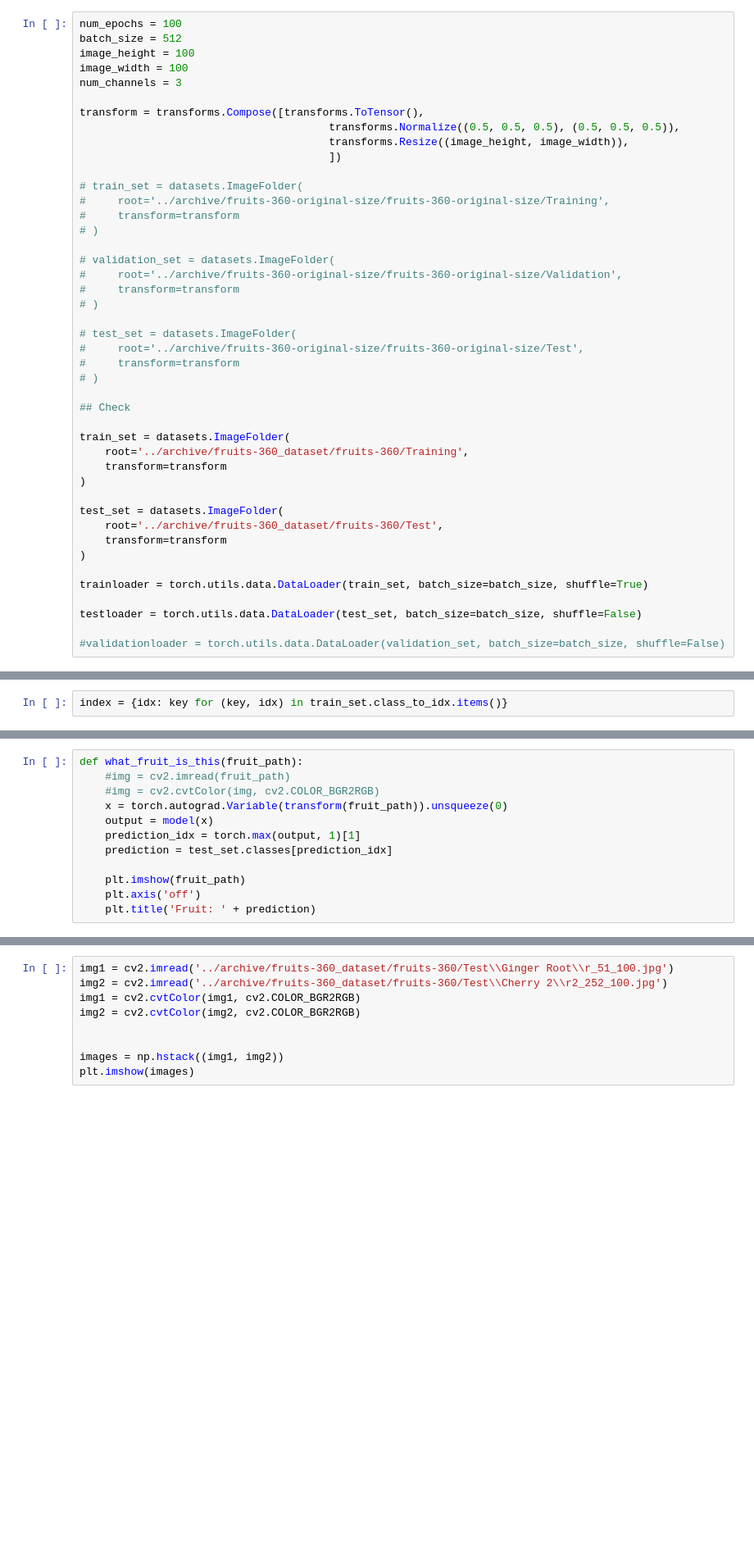
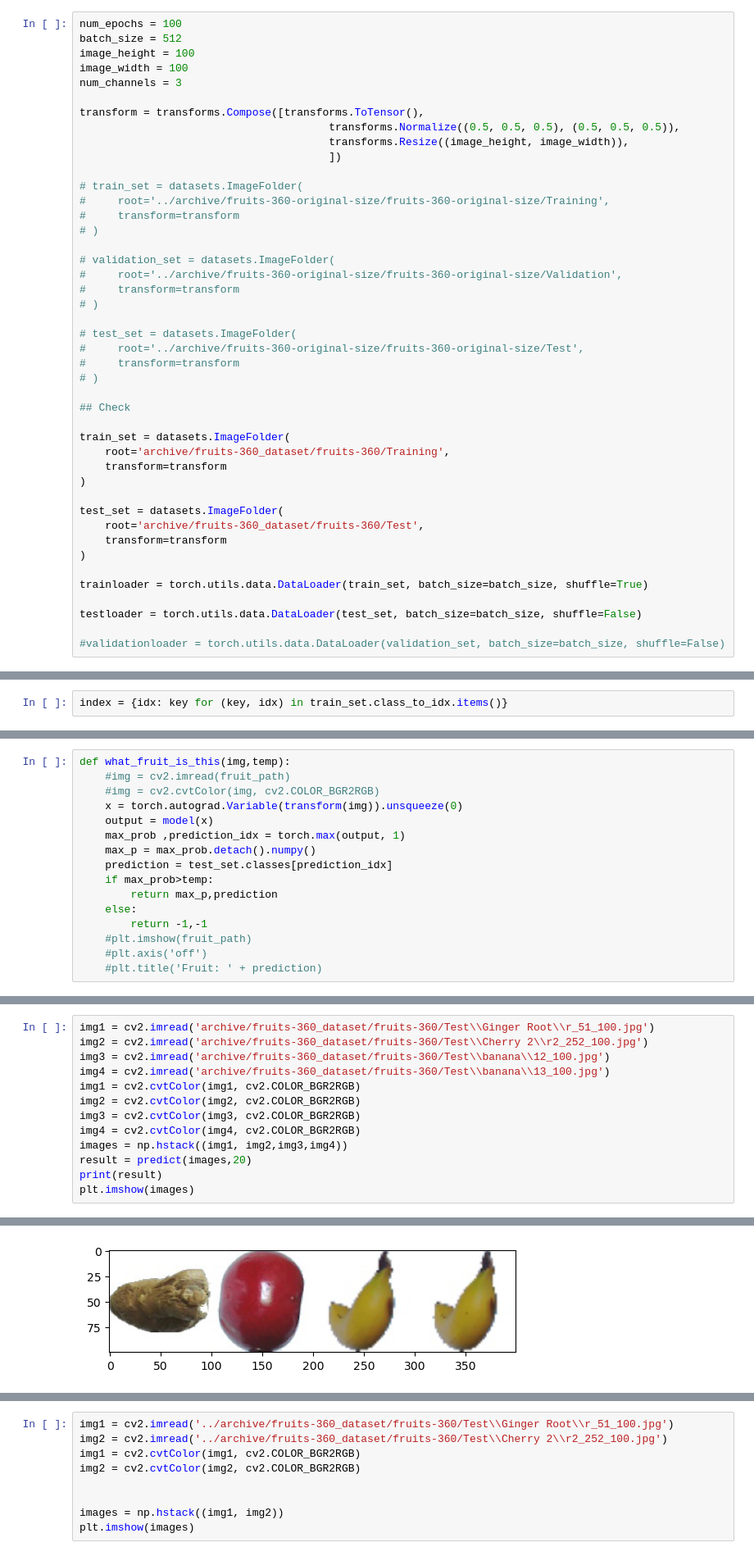
Before and after one commit to JODGEW/Fruit-Classification, a Jupyter notebook: classification.ipynb, the cells around one changed output, grey strips where cells are left out. Shown at 82% size. Cells and saved outputs as stored; diff of their text form; blank space fills up the shorter version.

```diff
--- a/classification.ipynb
+++ b/classification.ipynb
@@ -38,12 +37,12 @@ transform = transforms.Compose([transforms.ToTensor(),
 ## Check
 
 train_set = datasets.ImageFolder(
-    root='../archive/fruits-360_dataset/fruits-360/Training',
+    root='archive/fruits-360_dataset/fruits-360/Training',
     transform=transform
 )
 
 test_set = datasets.ImageFolder(
-    root='../archive/fruits-360_dataset/fruits-360/Test',
+    root='archive/fruits-360_dataset/fruits-360/Test',
     transform=transform
 )
 
@@ -432,12 +431,16 @@ fruits = glob('../archive/fruits-360_dataset/fruits-360/Test/*/*.jpg', recursive
 # %%
-def what_fruit_is_this(fruit_path):
+def what_fruit_is_this(img,temp):
     #img = cv2.imread(fruit_path)
     #img = cv2.cvtColor(img, cv2.COLOR_BGR2RGB)
-    x = torch.autograd.Variable(transform(fruit_path)).unsqueeze(0)
+    x = torch.autograd.Variable(transform(img)).unsqueeze(0)
     output = model(x)
-    prediction_idx = torch.max(output, 1)[1]
+    max_prob ,prediction_idx = torch.max(output, 1)
+    max_p = max_prob.detach().numpy()
     prediction = test_set.classes[prediction_idx]
-
-    plt.imshow(fruit_path)
-    plt.axis('off')
-    plt.title('Fruit: ' + prediction)
+    if max_prob>temp:
+        return max_p,prediction
+    else:
+        return -1,-1
+    #plt.imshow(fruit_path)
+    #plt.axis('off')
+    #plt.title('Fruit: ' + prediction)
@@ -443,0 +517,14 @@ def what_fruit_is_this(fruit_path):
+# %%
+img1 = cv2.imread('archive/fruits-360_dataset/fruits-360/Test\\Ginger Root\\r_51_100.jpg')
+img2 = cv2.imread('archive/fruits-360_dataset/fruits-360/Test\\Cherry 2\\r2_252_100.jpg')
+img3 = cv2.imread('archive/fruits-360_dataset/fruits-360/Test\\banana\\12_100.jpg')
+img4 = cv2.imread('archive/fruits-360_dataset/fruits-360/Test\\banana\\13_100.jpg')
+img1 = cv2.cvtColor(img1, cv2.COLOR_BGR2RGB)
+img2 = cv2.cvtColor(img2, cv2.COLOR_BGR2RGB)
+img3 = cv2.cvtColor(img3, cv2.COLOR_BGR2RGB)
+img4 = cv2.cvtColor(img4, cv2.COLOR_BGR2RGB)
+images = np.hstack((img1, img2,img3,img4))
+result = predict(images,20)
+print(result)
+plt.imshow(images)
+# %% [output]
@@ -444,3 +533,4 @@ def what_fruit_is_this(fruit_path):
+[figure, added]
 # %%
 random.choice(fruits)
 # %% [output]
```
Also changed, not shown: parts of 8 cells of this notebook.
